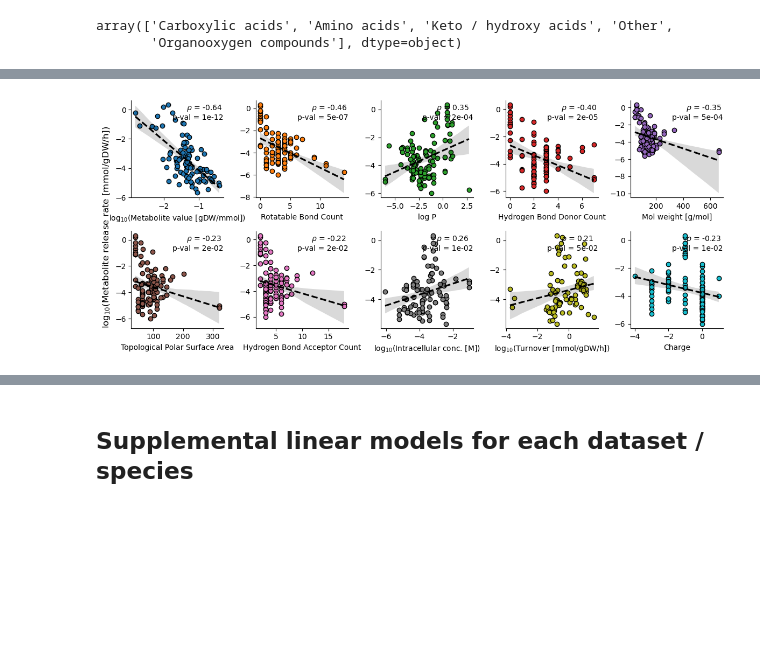
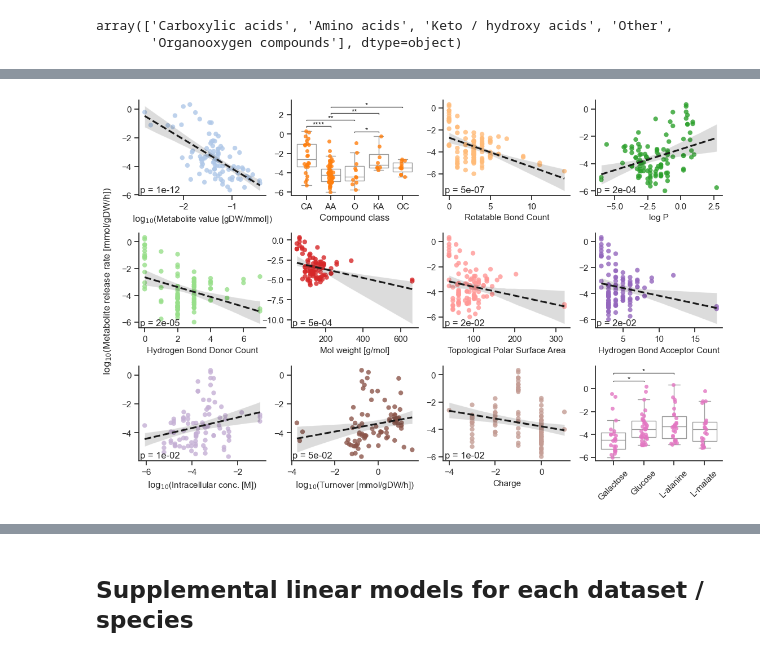
Before and after one commit to sulheim/metabolite-release, a Jupyter notebook: notebooks/1_release_rates/4_div/4D_make_figure_2.ipynb, the cells around one changed output, grey strips where cells are left out. Saved outputs shown, nothing was run; the diff lists cells and outputs as text; code cells hidden in the pictures; blank space fills up the shorter version.

```diff
--- a/notebooks/1_release_rates/4_div/4D_make_figure_2.ipynb
+++ b/notebooks/1_release_rates/4_div/4D_make_figure_2.ipynb
@@ -75,7 +80,11 @@ lindf['T'] = df_mean_ecoli['Hydrogen Bond Acceptor Count']
 lindf['U'] = df_mean_ecoli['Topological Polar Surface Area']
 lindf['G'] = df_mean_ecoli['Compound class']
 lindf['H'] = df_mean_ecoli['Carbon source']
-lindf['I'] = df_mean_ecoli['Dataset']
+lindf['G'] = pd.Categorical(lindf['G'], categories=lindf.G.unique())
+lindf['Metabolite'] = df_mean_ecoli['Metabolite']
+
+
+# lindf['I'] = df_mean_ecoli['Dataset']
 
 # lindf['V'] = lindf.G.map(simplify_class)
 lindf.fillna({'F':-4}, inplace = True)
@@ -93,11 +102,12 @@ for key, col_name in key_to_col.items():
     print(key, col_name, f'R2: {res.rsquared:.2f}')
     # print(res.summary2())
 
-ols_model =  sm.ols(formula="Y ~ A+B+G+C", data=lindf)
+ols_model =  sm.ols(formula="Y ~ A+B+C+G", data=lindf)
 res = ols_model.fit()
 var_explained['log10(MV) + log10(IC) + Charge + C class'] = res.rsquared
 print(var_explained)
 df_r2 = pd.DataFrame(var_explained, index = ['Variability explained']).T.reset_index(names = 'Parameter').sort_values(by= 'Variability explained', ascending = False)
+res.summary().to_csv(figure_folder / 'ols_summary.csv')
 # %% [output]
 A log10(Intracellular conc. [M]) R2: 0.05
 B log10(Metabolite value [gDW/mmol]) R2: 0.43
@@ -147,35 +365,99 @@ PearsonRResult(statistic=np.float64(0.32635759866695324), pvalue=np.float64(0.00
+# %%
+short_cclass = {
+'Organooxygen compounds': 'OC',
+ 'Keto / hydroxy acids': 'KA',
+ 'Carboxylic acids': 'CA',
+ 'Other': 'O',
+ 'Amino acids':'AA'
+}
 # %%
 
-fig, axes = plt.subplots(2,5, figsize = (12,5))#,sharey=True)
+fig, axes = plt.subplots(3,4, figsize = (11,8))#,sharey=True)
 axes = axes.flatten()
 
-color_dict = {xaxis:f'C{i}' for i, xaxis in enumerate(df_r2.Parameter)}
-bar_colors = [color_dict[x] for x in df_r2.Parameter.values]
+cmap = plt.get_cmap('tab20')
+color_dict = {xaxis:cmap(i) for i, xaxis in enumerate(df_r2.Parameter)}
+# bar_colors = [color_dict[x] for x in df_r2.Parameter.values]
 
 number_cols = df_mean.select_dtypes(include='number')
-plot_parameters = [x for x in df_r2.Parameter if x in number_cols]
+plot_parameters = [x for x in df_r2.Parameter if not '+' in x]
 
 for i, xaxis in enumerate(plot_parameters):
+    if i >= 12:
+        break
     ax = axes[i]
+
     print(xaxis)
+    color = color_dict[xaxis]
     idx = (df_mean.Species=='E. coli')&(df_mean.Dataset != 'Vila-23')&df_mean[[xaxis,'log10(Rate [mmol/gDW/h])']].notna().all(axis = 1)
+    if xaxis in ['Compound class', 'Carbon source']:
+        # Statistical test
+        data = []
+        compound_classes = df_mean.loc[idx, xaxis].unique()
+        for c1 in compound_classes:
+            dfmc = df_mean.loc[idx&(df_mean_ecoli[xaxis] == c1)]
+            data.append(dfmc['log10(Rate [mmol/gDW/h])'].values)
+        # Perform one-way ANOVA
+        f_stat, p_value = st.kruskal(*data)
 
-    sns.regplot(data = df_mean.loc[idx], x = xaxis, y = 'log10(Rate [mmol/gDW/h])', line_kws={'color': 'k', 'ls': '--'}, scatter_kws={'color': bar_colors[i], 'edgecolor': 'k', 'alpha':1}, ax = ax)
-    ax.set_xlabel(xaxis)
+        # Print the results
+        print(f"F-statistic: {f_stat}")
+        print(f"P-value: {p_value}")
+
+        # Posthoc analyses
+        posthoc_results = posthoc_conover(df_mean.loc[idx], val_col='log10(Rate [mmol/gDW/h])', group_col=xaxis, p_adjust='fdr_bh')#'bonferroni'
+        print(posthoc_results)
+
+        # Define pairs for comparisons
+        pairs = [(group1, group2) for j, group1 in enumerate(compound_classes) for group2 in compound_classes[j + 1:]]
+        p_values = [posthoc_results.at[pair[0], pair[1]]for pair in pairs]
+
+
+        sns.boxplot(data = df_mean.loc[idx], x = xaxis, y = 'log10(Rate [mmol/gDW/h])', color='w',
+                    ax = ax, fliersize=0)
+        sns.stripplot(data = df_mean.loc[idx], x = xaxis, y = 'log10(Rate [mmol/gDW/h])',
+                      color=color, ax = ax, alpha = 0.8)
+
+        # Add statistical annotations
+        annotator = Annotator(ax, pairs, data=df_mean.loc[idx], x=xaxis, y='log10(Rate [mmol/gDW/h])')
+        annotator.configure(
+            text_format="star",
+            loc="inside",
+            hide_non_significant=True,
+            text_offset = -3,  # Adjust the text offset
+            fontsize=10,
+            line_width = 0.9,
+            # use_fixed_offset=True,
+
+            # line_offset_to_group=0.01,  # Reduce the vertical offset of the lines
+            line_height=0.01           # Reduce the height of the brackets
+        )
+
+        annotator.set_pvalues_and_annotate(p_values)
+        if xaxis == 'Compound class':
+            ax.set_xticklabels([short_cclass[x.get_text()] for x in ax.get_xticklabels()],size = 11)
+        else:
+            ax.set_xticklabels([x.get_text() for x in ax.get_xticklabels()],size = 11, rotation = 45)
+            ax.set_xlabel('')
+    else:
+        sns.regplot(data = df_mean.loc[idx], x = xaxis, y = 'log10(Rate [mmol/gDW/h])',
+                line_kws={'color': 'k', 'ls': '--'}, scatter_kws={'color': color, 'edgecolor': 'none', 'alpha':0.8}, ax = ax)
+        slope, intercept, rvalue, pvalue, _ = linregress(df_mean.loc[idx, xaxis].values, df_mean.loc[idx, 'log10(Rate [mmol/gDW/h])'].values)
+        # ax.annotate(fr'$\rho$ = {rvalue:.2f}', (0.6, 0.9), xycoords = 'axes fraction')
+        ax.annotate(fr'p = {pvalue:.0e}', (0.01, 0.01), xycoords = 'axes fraction', ha = 'left', va = 'bottom')
+        ax.set_xlabel(ax.get_xlabel().replace('log10', r'$\rm{log_{10}}$'),size = 11)
     ax.set_ylabel("")
 
-    slope, intercept, rvalue, pvalue, _ = linregress(df_mean.loc[idx, xaxis].values, df_mean.loc[idx, 'log10(Rate [mmol/gDW/h])'].values)
-    ax.annotate(fr'$\rho$ = {rvalue:.2f}', (0.6, 0.9), xycoords = 'axes fraction')
-    ax.annotate(fr'p-val = {pvalue:.0e}', (0.45, 0.8), xycoords = 'axes fraction')
-    ax.set_xlabel(ax.get_xlabel().replace('log10', r'$\rm{log_{10}}$'),size = 10)
+
     # ax.annotate(fr'$R^2$ = {rvalue**2:.2f}', (0.62, 0.7), xycoords = 'axes fraction')
 
 fig.supylabel(r'$\rm{log_{10}}$(Metabolite release rate [mmol/gDW/h])', size = 12)
 # axes[-2].remove()
 # axes[-1].remove()
-plt.tight_layout()
+# plt.tight_layout()
 sns.despine()
-plt.savefig(figure_folder/'correlations_different_factors_ecoli_standards.pdf')
+plt.subplots_adjust(left = 0.08, wspace=0.2, hspace=0.4, right = 1.02, top = 0.9, bottom = 0.1)
+plt.savefig(figure_folder/'correlations_different_factors_ecoli_standards.pdf', bbox_inches='tight')
 # corr_data = df_mean.loc[df_mean.Species=='E. coli',['log10(Metabolite value [gDW/mmol])', 'log10(Rate [mmol/gDW/h])']]
 # corr_data = corr_data.loc[~corr_data.isna().any(axis = 1)]
 # %% [output]
@@ -192 +498 @@ Charge
-[figure, old version]
+[figure, new version]
```
Also changed, not shown: parts of 31 cells of this notebook, 5 other files.
